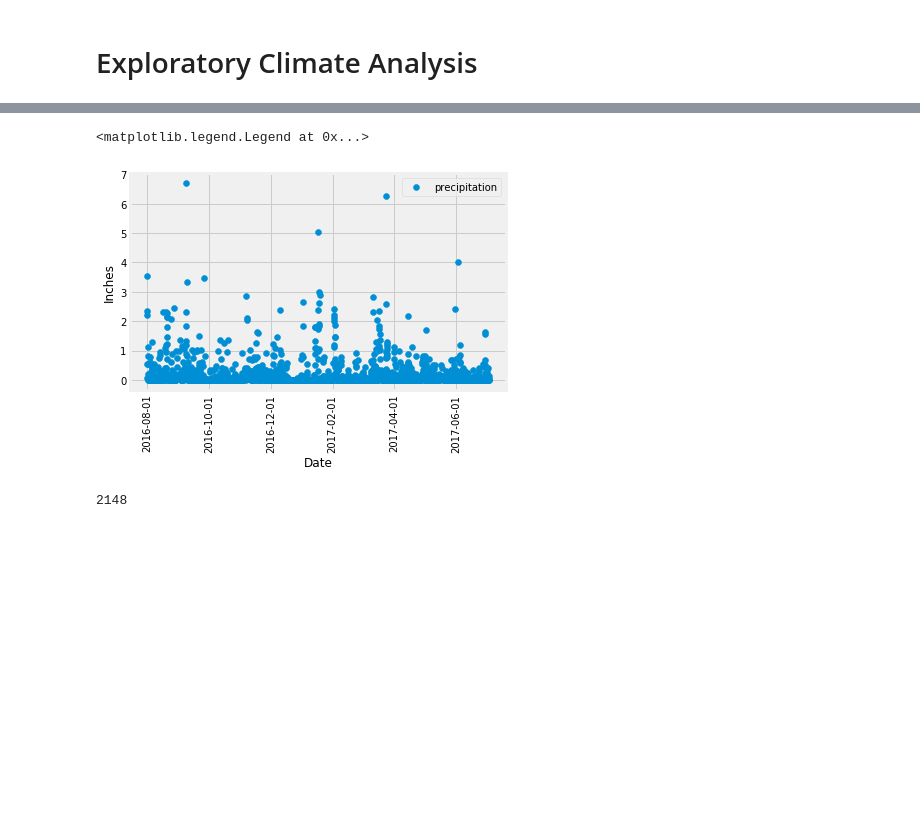
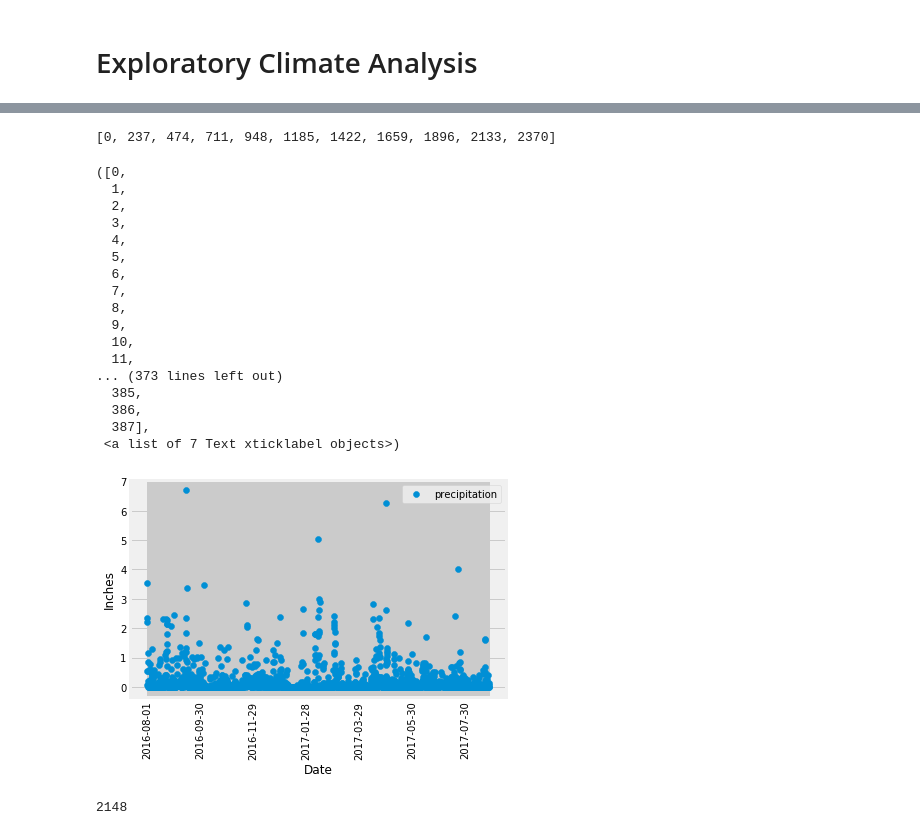
Before and after one commit to sigkarmoil/sqlalchemy-challenge, a Jupyter notebook: climate_starter.ipynb, the cells around one changed output, grey strips where cells are left out. Saved outputs shown, nothing was run; the diff lists cells and outputs as text; code cells hidden in the pictures; blank space fills up the shorter version.

```diff
--- a/climate_starter.ipynb
+++ b/climate_starter.ipynb
@@ -109,0 +86,3 @@ date_label = ['2016-08-01','2016-10-01', '2016-12-01', '2017-02-01','2017-04-01'
+# %%
+measurement_result_df = pd.DataFrame(measurement_result)
+measurement_result_df
@@ -110,37 +103,73 @@ date_label = ['2016-08-01','2016-10-01', '2016-12-01', '2017-02-01','2017-04-01'
+# %%
+ticks=np.arange(0,int(len(measurement_result)+1), int(date_spacing))
+date_label = measurement_result_df.index[ticks].to_list()
+
+date_label
+#[int(x) for x in ticks]
+#measurement_result[[int(x) for x in ticks]]
+# %% [output]
+[0, 237, 474, 711, 948, 1185, 1422, 1659, 1896, 2133, 2370]
 # %%
-
+#from matplotlib import
 
 # Calculate the date 1 year ago from the last data point in the database
 
 # Perform a query to retrieve the data and precipitation scores
 
 # Save the query results as a Pandas DataFrame and set the index to the date column
 
 # Sort the dataframe by date
 
 # Use Pandas Plotting with Matplotlib to plot the data
 
-measurement_df = pd.DataFrame(measurement_result).set_index("date")
+#measurement_df = pd.DataFrame(measurement_result).set_index("date")
 
 
-plt.scatter(measurement_df.index, measurement_df.prcp)
-plt.locator_params(which='x', tight= True, nbins = 8)
+fig, ax = plt.subplots()
 
-locator=plt.MaxNLocator(nbins=5)
-#xaxis.set_major_locator(locator)
+plt.scatter(measurement_result_df["date"], measurement_result_df["prcp"])
+every_nth = 60
+#every_nth = int(date_spacing)
+
+for n, label in enumerate(ax.xaxis.get_ticklabels() ):
+    if n % every_nth != 0:
+        label.set_visible(False)
 
 #plt.ticker.MaxNLocator(6)
-plt.xticks(ticks=np.arange(0,420,70), labels= date_label ,rotation = "vertical")
+
 plt.xlabel("Date")
 plt.ylabel("Inches")
 plt.legend(["precipitation"])
-#plt.xticks(ticks=np.arange(1,len(measurement_result),date_spacing), labels= date_label ,rotation = "vertical")
+plt.xticks(rotation=90)
+#plt.tick_params(axis='x', which='major', direction='in', pad=-10)
+
+
+
+
+#plt.xticks(ticks=np.arange(0,420,70), labels= date_label ,rotation = "vertical")
+#plt.xticks(ticks= ticks, labels= date_label ,rotation = "vertical")
 
 #plt.tick_params(axis='x', which='major', pad=15)
 #plt.tight_layout()
 # %% [output]
-<matplotlib.legend.Legend at 0x...>
+([0,
+  1,
+  2,
+  3,
+  4,
+  5,
+  6,
+  7,
+  8,
+  9,
+  10,
+  11,
+... (373 lines left out)
+  385,
+  386,
+  387],
+ <a list of 7 Text xticklabel objects>)
-[figure, old version]
+[figure, new version]
 # %%
 a = np.arange(358,2158,358)
 
```
Also changed, not shown: parts of 4 cells of this notebook, 1 other file.
